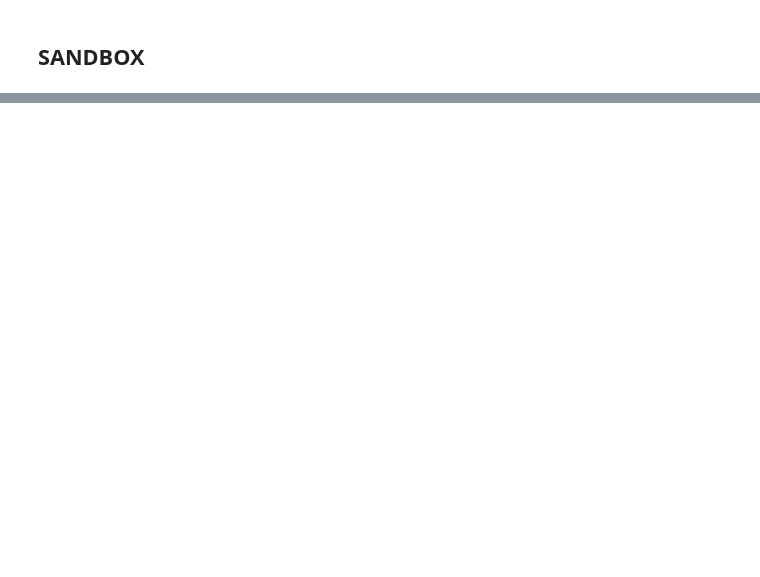
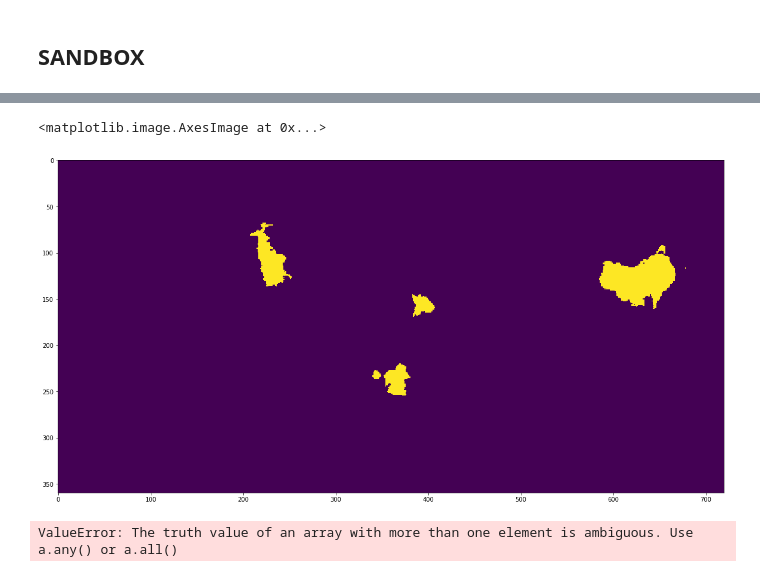
Before and after one commit to Rlamboll/modify_COVID19_netCDF_Emissions, a Jupyter notebook: calculations/COVID19EmissionsCalc.ipynb, the cells around one changed output, grey strips where cells are left out. Cells and saved outputs as stored; diff of their text form; code cells hidden in the pictures; blank space fills up the shorter version.

Commit message:
Can run through data

```diff
--- a/calculations/COVID19EmissionsCalc.ipynb
+++ b/calculations/COVID19EmissionsCalc.ipynb
@@ -13,7 +13,7 @@ input_co2_air = "../input/CO2-em-AIR-anthro_input4MIPs_emissions_ScenarioMIP_IAM
 input_nox = "../input/NOx-em-anthro_input4MIPs_emissions_ScenarioMIP_IAMC-MESSAGE-GLOBIOM-ssp245-1-1_gn_201501-210012.nc"
 input_blip = "../input/Robin_sectors_V3.csv"
 convert_country_code_file = "../input/convertCountryCodes.csv"
-files_to_blip = [input_nox]
+files_to_blip = [input_nox, ]
 key_variables = ["NOx_em_anthro"]
 # %% [markdown]
 ## Collect and clean the data
@@ -238,8 +238,5 @@ def copy_netcdf_file(filename):
     # Return the data
     src.close()
     return trg
-# %%
-file = files_to_blip[0]
-data = copy_netcdf_file(file)
 # %%
 all_valid_countries = [c for c in all_countries if c in country_coord_dict.keys()]
@@ -252,21 +261,21 @@ ModuleNotFoundError: No module named 'mpl_toolkits.basemap'
 # %%
-#for file in files_to_blip
-
-output = data.variables["NOx_em_anthro"]
-for country in all_valid_countries:
-    print(country)
-    for time in blip_factors_av.columns[0:1]: # TODO: more
-        timeind = list(i == time for i in data.variables["time"])
-        for sector in range(1, 2): # We will manage sectors 6 and 7 elsewhere, no change to sector 0 (agri).  #TODO: more
-            try:
-                mult_fact = blip_factors_av[time].loc[country, sector] + 1
-                if mult_fact != 1.0: #This saves operations
-                    for lati, longi in list(zip(*country_coord_dict[country])):
-                        print(len(lati))  # output[timeind, sector, lati, lo])
-                    #output[timeind, sector, lati, longi] *= mult_fact
-            except Exception e:
-                print(e)
-                continue
+for fileind in files_to_blip:
+    file = files_to_blip[ind]
+    data = copy_netcdf_file(file)
+    output = data.variables[key_variables[fileind]]
+    for country in all_valid_countries:
+        print(country)
+        for time in blip_factors_av.columns:
+            timeind = list(i == time for i in data.variables["time"])
+            for sector in range(1, 6): # We will manage sectors 6 and 7 elsewhere, no change to sector 0 (agri).
+                try:
+                    mult_fact = blip_factors_av[time].loc[country, sector] + 1
+                    if mult_fact != 1.0: #This saves operations
+                        for lati, longi in country_coord_dict[country]:
+                            output[timeind, sector, lati, longi] = output[timeind, sector, lati, longi] * mult_fact
+                except KeyError:
+                    continue
+    data.close()
 # %% [output]
 ALB
 DZA
@@ -313,7 +311,10 @@ ans.sort()
 print(ans)
 # %%
 output = data.variables["NOx_em_anthro"]
-output[8, 1, :, :] = 1 * output[8, 1, :, :] > 0
+output[13, 1, :, :] = 1 * output[13, 1, :, :] > 0
 # %%
 plt.figure(figsize=(20, 20))
-plt.imshow((1 + output[8, 1, :, :]) / (1 + nox_0.variables["NOx_em_anthro"][8, 1, :, :]).squeeze())
+plt.imshow(((output[timeind, 1, :, :] - nox_0.variables["NOx_em_anthro"][timeind, 1, :, :]) < 0).squeeze())
+# %% [output]
+<matplotlib.image.AxesImage at 0x...>
+[figure, added]
@@ -322 +321,5 @@ output[timeind, sector, lati, longi] *= (1 + blip_factors_av[time].loc[country,
+# %%
+max(output[8, 1, :, :] - nox_0.variables["NOx_em_anthro"][8, 1, :, :])
+# %% [output]
+ValueError: The truth value of an array with more than one element is ambiguous. Use a.any() or a.all()
 # %%
```
Also changed, not shown: parts of 8 cells of this notebook.
